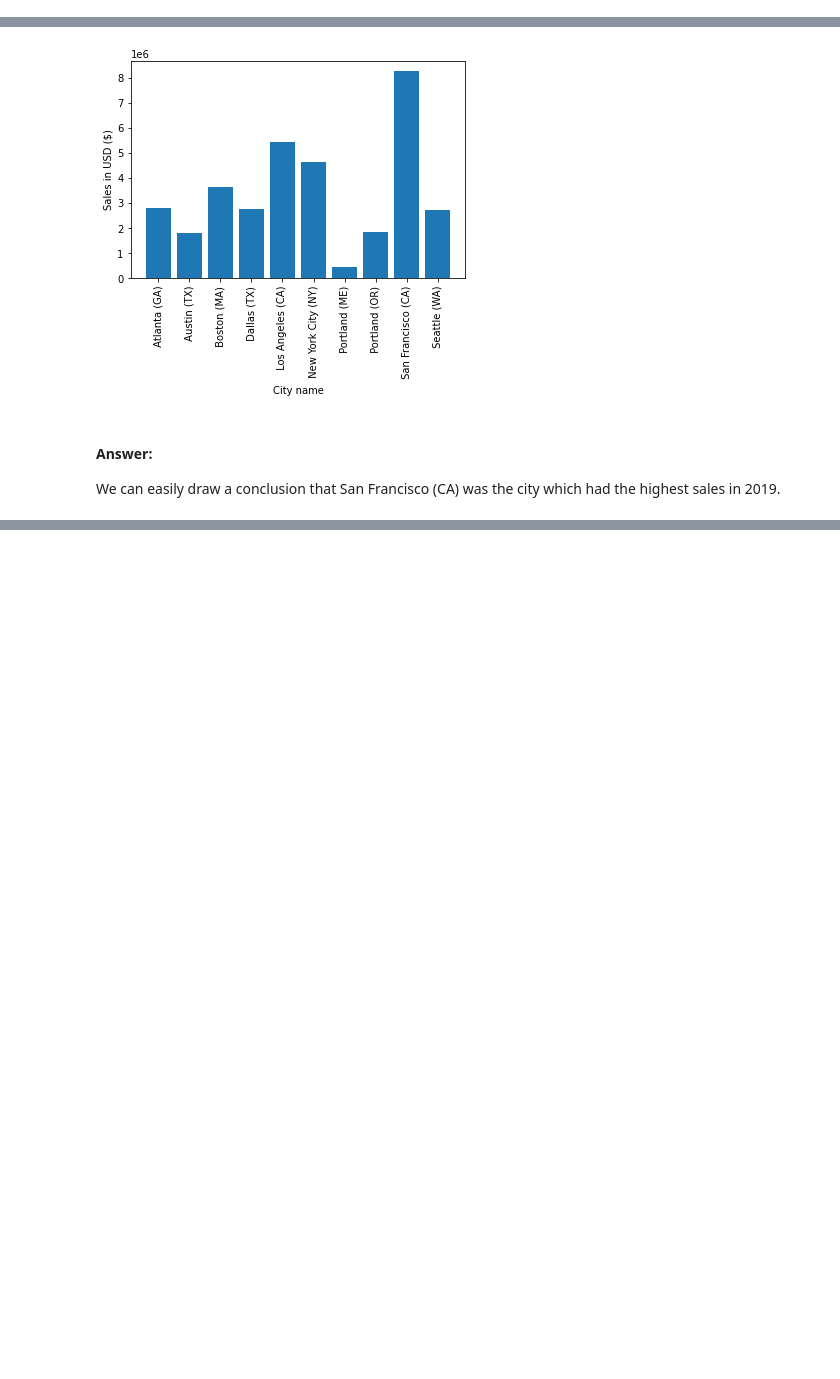
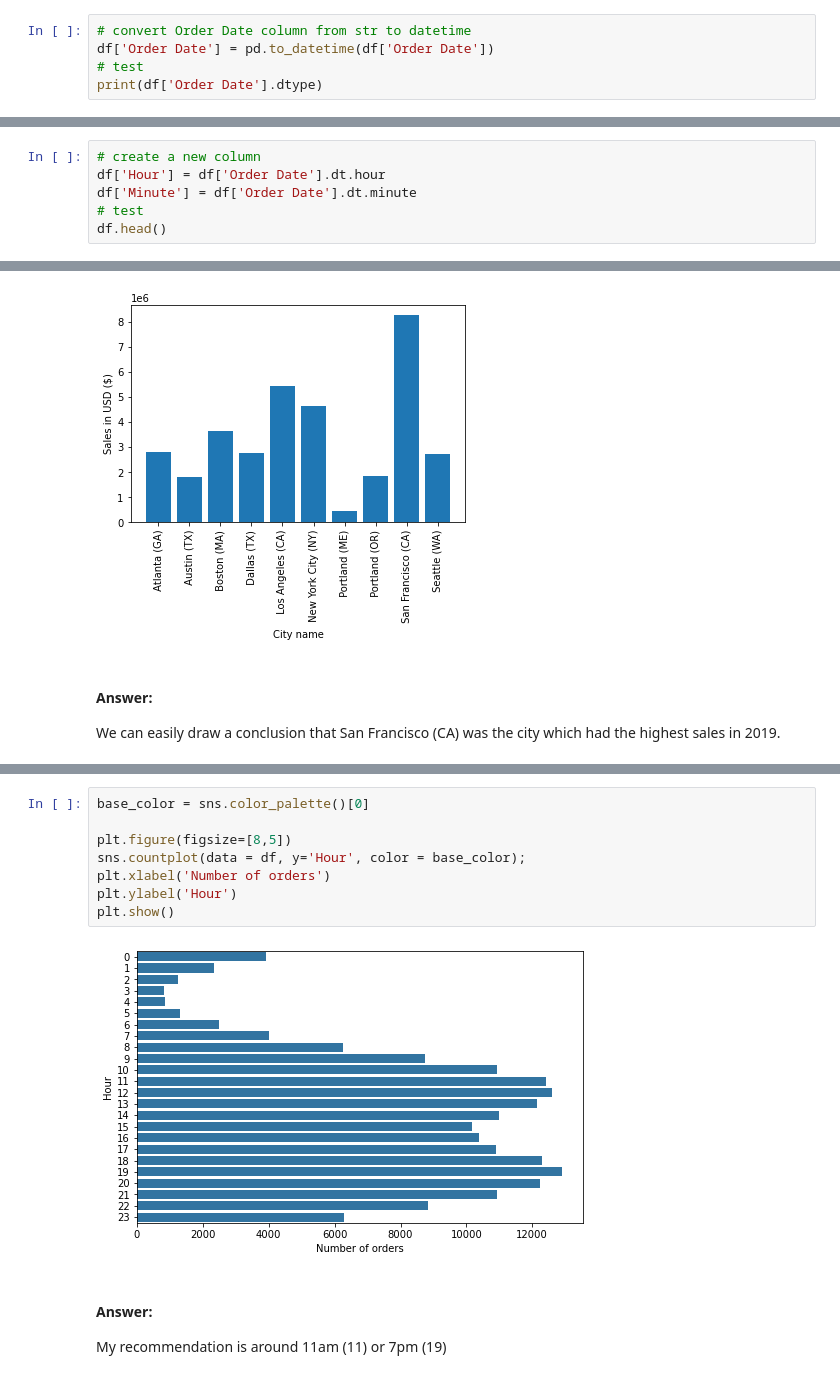
Before and after one commit to AnhKun/sales_analysis, a Jupyter notebook: Sales Analysis.ipynb, the cells around one changed output, grey strips where cells are left out. Cells and saved outputs as stored; diff of their text form; blank space fills up the shorter version.

Commit message:
add Hour and Minute column, answer the 3rd question

```diff
--- a/Sales Analysis.ipynb
+++ b/Sales Analysis.ipynb
@@ -209,0 +212,5 @@ df.head()
+# %%
+# convert Order Date column from str to datetime
+df['Order Date'] = pd.to_datetime(df['Order Date'])
+# test
+print(df['Order Date'].dtype)
@@ -209,0 +219,6 @@ df.head()
+# %%
+# create a new column
+df['Hour'] = df['Order Date'].dt.hour
+df['Minute'] = df['Order Date'].dt.minute
+# test
+df.head()
@@ -277,0 +323,13 @@ We can easily draw a conclusion that San Francisco (CA) was the city which had t
+# %%
+base_color = sns.color_palette()[0]
+
+plt.figure(figsize=[8,5])
+sns.countplot(data = df, y='Hour', color = base_color);
+plt.xlabel('Number of orders')
+plt.ylabel('Hour')
+plt.show()
+# %% [output]
+[figure, added]
+# %% [markdown]
+#### Answer:
+My recommendation is around 11am (11) or 7pm (19)
```
Also changed, not shown: parts of 5 cells of this notebook.
